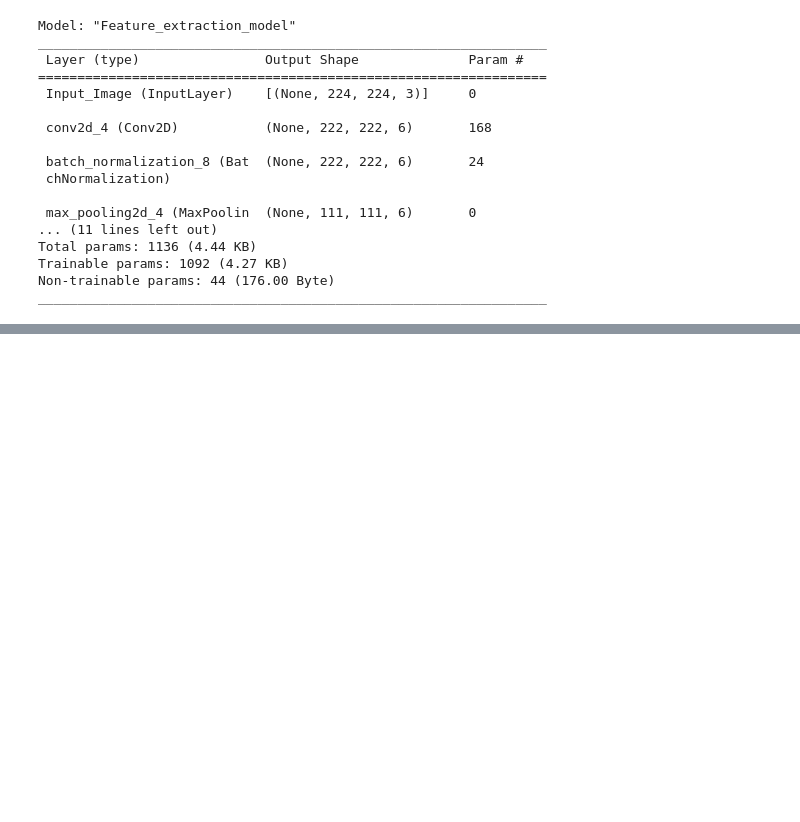
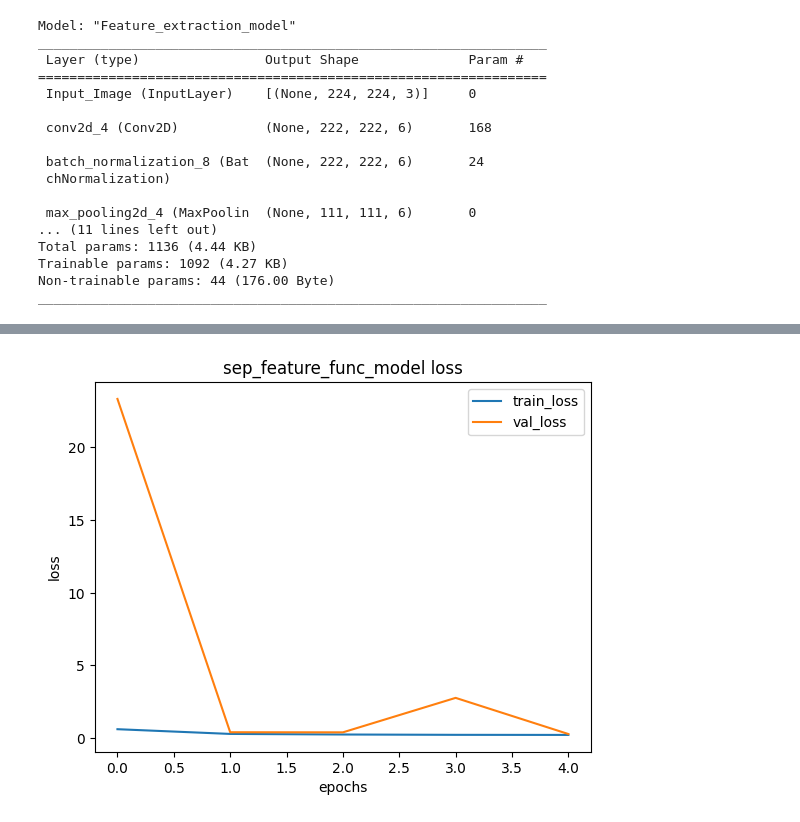
Before and after one commit to HidellaS/Malaria-Diagnosis, a Jupyter notebook: Maleria_Detection.ipynb, the cells around one changed output, grey strips where cells are left out. Saved outputs shown, nothing was run; the diff lists cells and outputs as text; code cells hidden in the pictures; blank space fills up the shorter version.

```diff
--- a/Maleria_Detection.ipynb
+++ b/Maleria_Detection.ipynb
@@ -487,0 +554,10 @@ _________________________________________________________________
+# %%
+plt.plot(history_3.history['loss'])
+plt.plot(history_3.history['val_loss'])
+plt.title('sep_feature_func_model loss')
+plt.xlabel('epochs')
+plt.ylabel('loss')
+plt.legend(['train_loss', 'val_loss'])
+plt.show()
+# %% [output]
+[figure, added]
```
Also changed, not shown: parts of 4 cells of this notebook.
